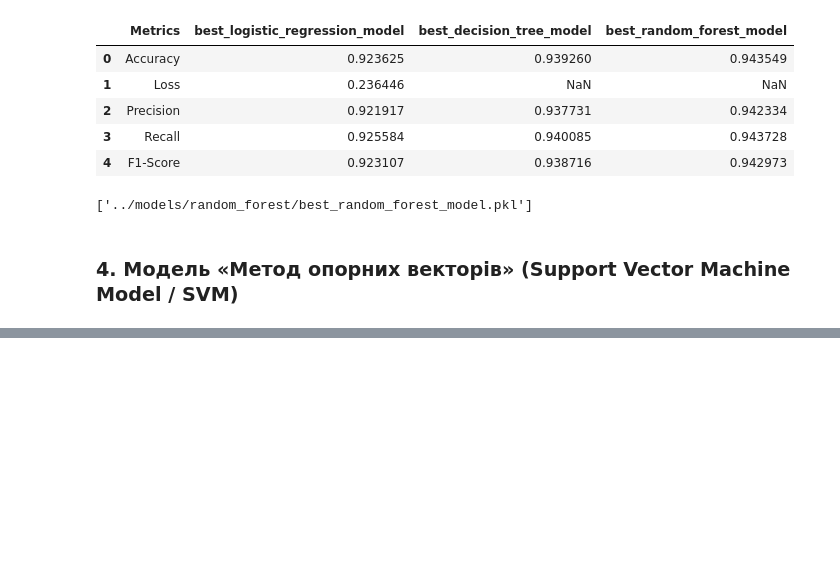
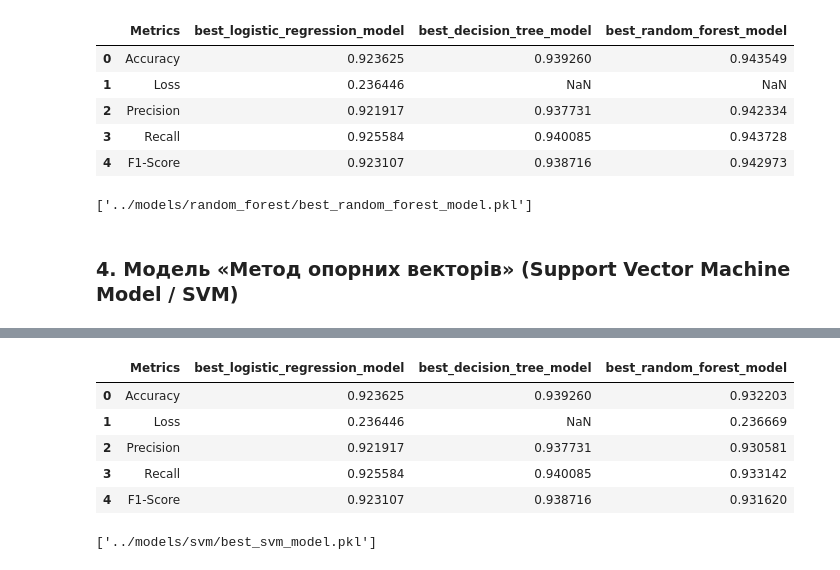
Before and after one commit to MaksimDar/telecom-churn-prediction, a Jupyter notebook: notebooks/02_model_training.ipynb, the cells around one changed output, grey strips where cells are left out. Drawn from its saved outputs; the diff is of its cells as text; code cells hidden in the pictures; blank space fills up the shorter version.

```diff
--- a/notebooks/02_model_training.ipynb
+++ b/notebooks/02_model_training.ipynb
@@ -623,0 +671,25 @@ print('Найкраща модель «випадкового лісу»: ', bes
+# %%
+macro_precision_svm = class_report_svm['macro avg']['precision']
+macro_recall_svm = class_report_svm['macro avg']['recall']
+macro_f1_svm = class_report_svm['macro avg']['f1-score']
+
+final_comparison_macro_df['best_random_forest_model'] = [acc_svm,loss_svm,macro_precision_svm,macro_recall_svm,
+                                                                             macro_f1_svm]
+final_comparison_macro_df
+# %% [output]
+|  | Metrics | best_logistic_regression_model | best_decision_tree_model | best_random_forest_model |
+| 0 | Accuracy | 0.923625 | 0.939260 | 0.932203 |
+| 1 | Loss | 0.236446 | NaN | 0.236669 |
+| 2 | Precision | 0.921917 | 0.937731 | 0.930581 |
+| 3 | Recall | 0.925584 | 0.940085 | 0.933142 |
+| 4 | F1-Score | 0.923107 | 0.938716 | 0.931620 |
+# %%
+svm_location = '../models/svm'
+
+os.makedirs(svm_location, exist_ok=True)
+
+model_path_svm = os.path.join(svm_location, 'best_svm_model.pkl')
+
+joblib.dump(best_estimator_svm,model_path_svm)
+# %% [output]
+['../models/svm/best_svm_model.pkl']
```
Also changed, not shown: parts of 9 cells of this notebook, 4 other files.
